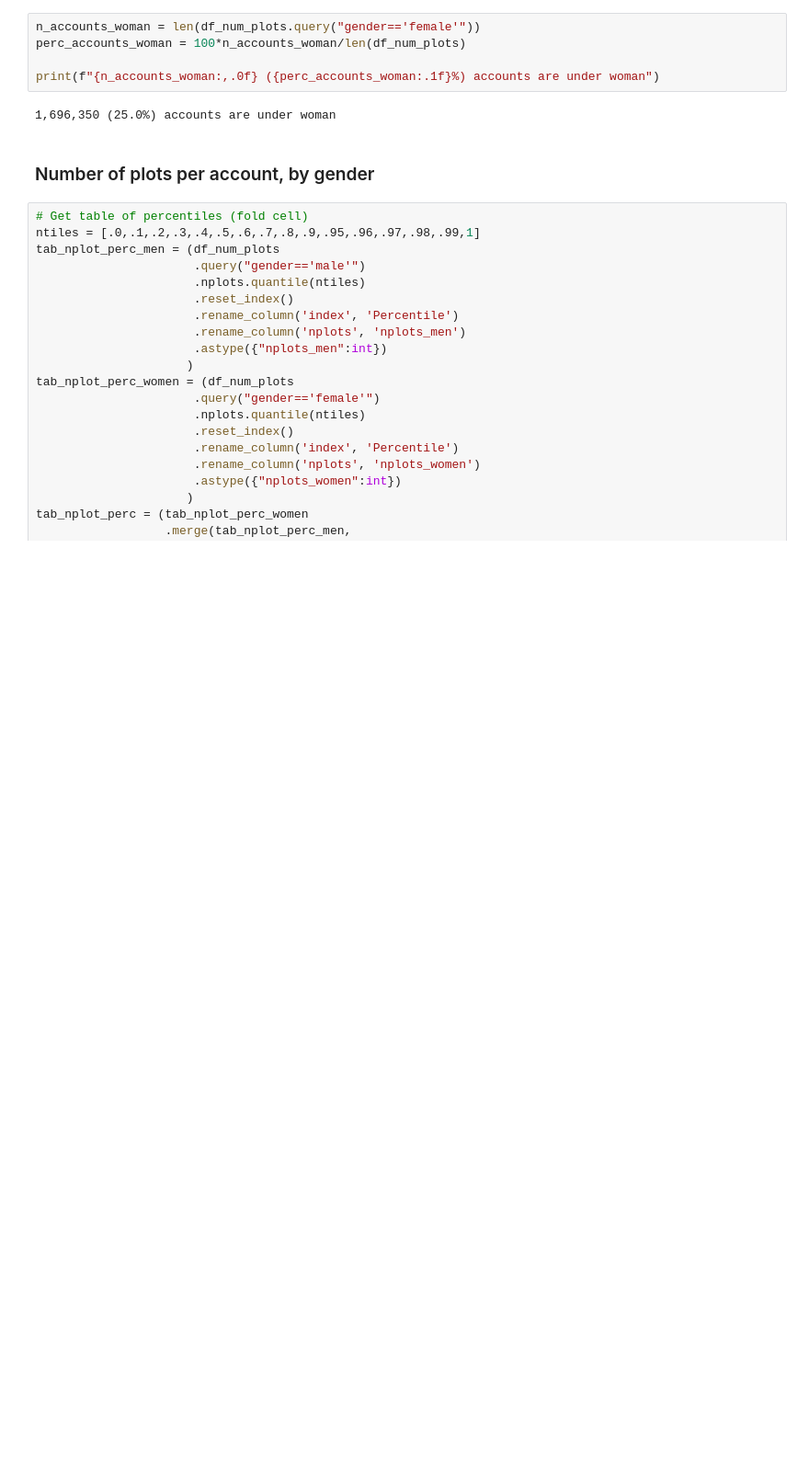
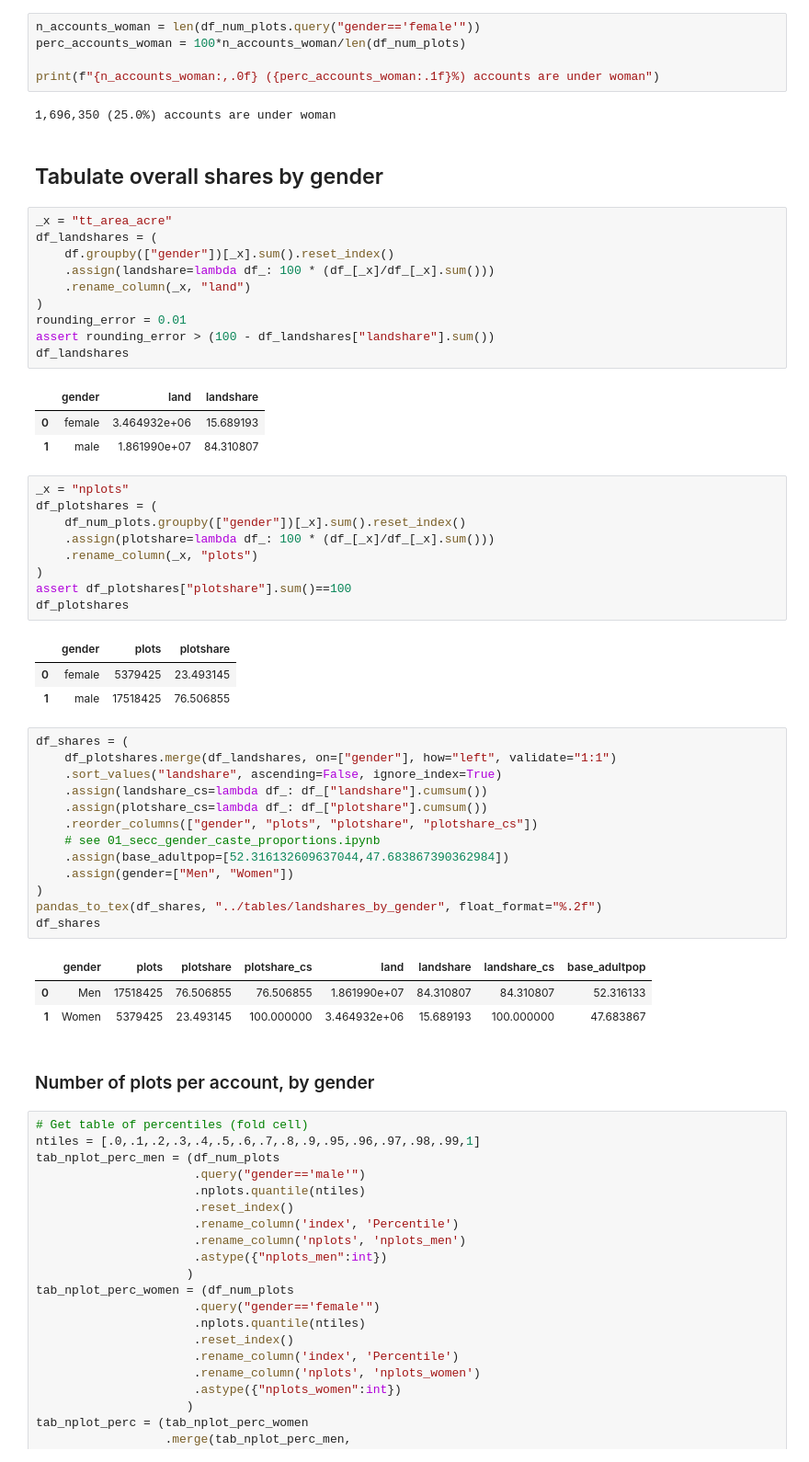
Before and after one commit to in-rolls/land, a Jupyter notebook: scripts/40_land_distribution_bihar_gender.ipynb, the cells around one changed output. Shown at 92% size. Cells and saved outputs as stored; diff of their text form; blank space fills up the shorter version.

Commit message:
Add landshares tabulation by gender

```diff
--- a/scripts/40_land_distribution_bihar_gender.ipynb
+++ b/scripts/40_land_distribution_bihar_gender.ipynb
@@ -93,6 +93,52 @@ perc_accounts_woman = 100*n_accounts_woman/len(df_num_plots)
 print(f"{n_accounts_woman:,.0f} ({perc_accounts_woman:.1f}%) accounts are under woman")
 # %% [output]
 1,696,350 (25.0%) accounts are under woman
+# %% [markdown]
+## Tabulate overall shares by gender
+# %%
+_x = "tt_area_acre"
+df_landshares = (
+    df.groupby(["gender"])[_x].sum().reset_index()
+    .assign(landshare=lambda df_: 100 * (df_[_x]/df_[_x].sum()))
+    .rename_column(_x, "land")
+)
+rounding_error = 0.01
+assert rounding_error > (100 - df_landshares["landshare"].sum())
+df_landshares
+# %% [output]
+|  | gender | land | landshare |
+| 0 | female | 3.464932e+06 | 15.689193 |
+| 1 | male | 1.861990e+07 | 84.310807 |
+# %%
+_x = "nplots"
+df_plotshares = (
+    df_num_plots.groupby(["gender"])[_x].sum().reset_index()
+    .assign(plotshare=lambda df_: 100 * (df_[_x]/df_[_x].sum()))
+    .rename_column(_x, "plots")
+)
+assert df_plotshares["plotshare"].sum()==100
+df_plotshares
+# %% [output]
+|  | gender | plots | plotshare |
+| 0 | female | 5379425 | 23.493145 |
+| 1 | male | 17518425 | 76.506855 |
+# %%
+df_shares = (
+    df_plotshares.merge(df_landshares, on=["gender"], how="left", validate="1:1")
+    .sort_values("landshare", ascending=False, ignore_index=True)
+    .assign(landshare_cs=lambda df_: df_["landshare"].cumsum())
+    .assign(plotshare_cs=lambda df_: df_["plotshare"].cumsum())
+    .reorder_columns(["gender", "plots", "plotshare", "plotshare_cs"])
+    # see 01_secc_gender_caste_proportions.ipynb
+    .assign(base_adultpop=[52.316132609637044,47.683867390362984])
+    .assign(gender=["Men", "Women"])
+)
+pandas_to_tex(df_shares, "../tables/landshares_by_gender", float_format="%.2f")
+df_shares
+# %% [output]
+|  | gender | plots | plotshare | plotshare_cs | land | landshare | landshare_cs | base_adultpop |
+| 0 | Men | 17518425 | 76.506855 | 76.506855 | 1.861990e+07 | 84.310807 | 84.310807 | 52.316133 |
+| 1 | Women | 5379425 | 23.493145 | 100.000000 | 3.464932e+06 | 15.689193 | 100.000000 | 47.683867 |
 # %% [markdown]
 ### Number of plots per account, by gender
 # %%
```
Also changed, not shown: parts of 1 cell of this notebook, 1 other file.
